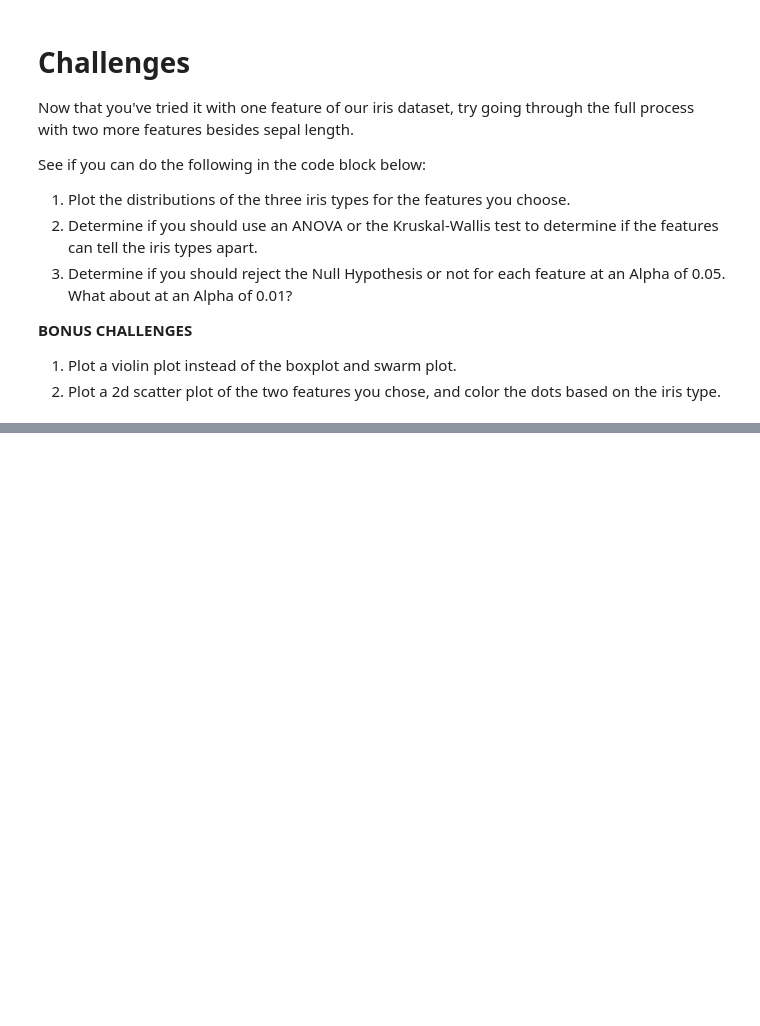
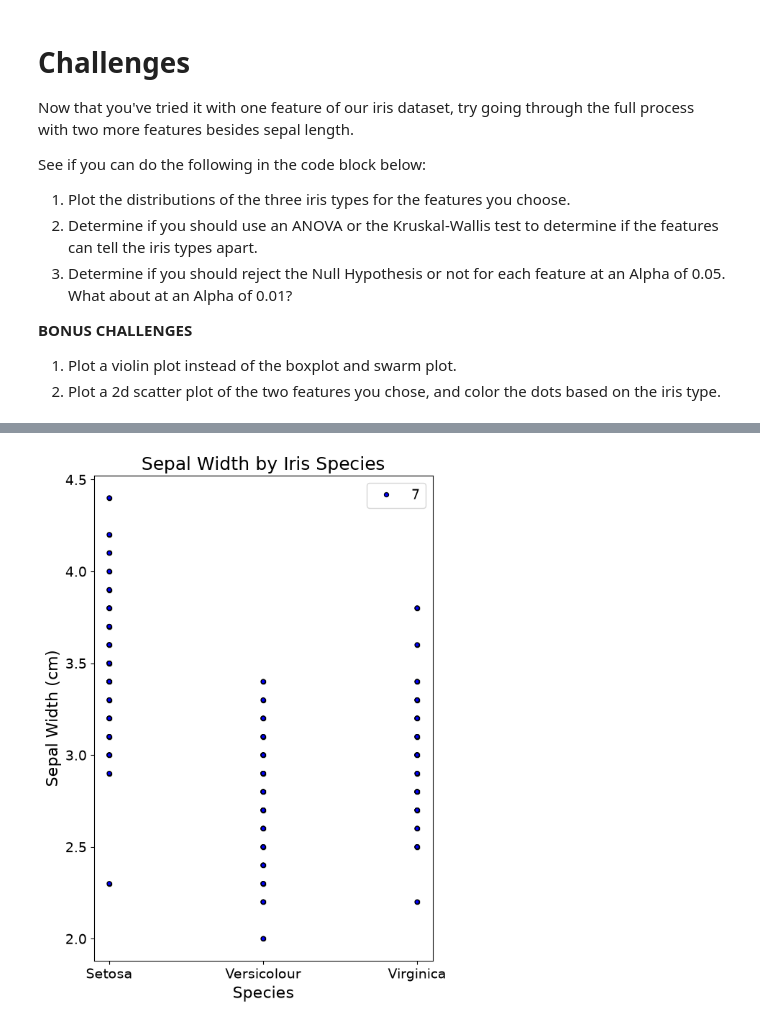
Before and after one commit to lynalyg291/2026_figure, a Jupyter notebook: lesson_1/introduction_to_statistics.ipynb, the cells around one changed output, grey strips where cells are left out. Cells and saved outputs as stored; diff of their text form; code cells hidden in the pictures; blank space fills up the shorter version.

```diff
--- a/lesson_1/introduction_to_statistics.ipynb
+++ b/lesson_1/introduction_to_statistics.ipynb
@@ -292,0 +283,20 @@ NameError: name 'statistical_test' is not defined
+# %%
+plt.rcParams["font.size"] = 14
+
+# This line creates a blank figure
+fig, ax = plt.subplots(figsize=(6, 8))
+
+# These next lines actually display the data, giving us both a box and whiskers plot showing the general data trends, as well as a swarmplot showing individual data points
+sns.scatterplot(data=data.to_pandas(), x="iris type", y="sepal width (cm)", color="black")
+sns.scatterplot(data=data.to_pandas(), x="iris type", y="sepal width (cm)", color="blue", edgecolor="black", linewidth=1, size=7)
+
+# These lines add nicer looking x and y labels, as well as a title to the figure
+plt.xlabel("Species", fontdict={"fontsize": 16})
+plt.ylabel("Sepal Width (cm)", fontdict={"fontsize": 16})
+plt.title("Sepal Width by Iris Species", fontdict={"fontsize": 18})
+
+# This cleans up leftover space, and then displays the figure
+plt.tight_layout()
+plt.show()
+# %% [output]
+[figure, added]
```
Also changed, not shown: parts of 4 cells of this notebook, 1 other file.
